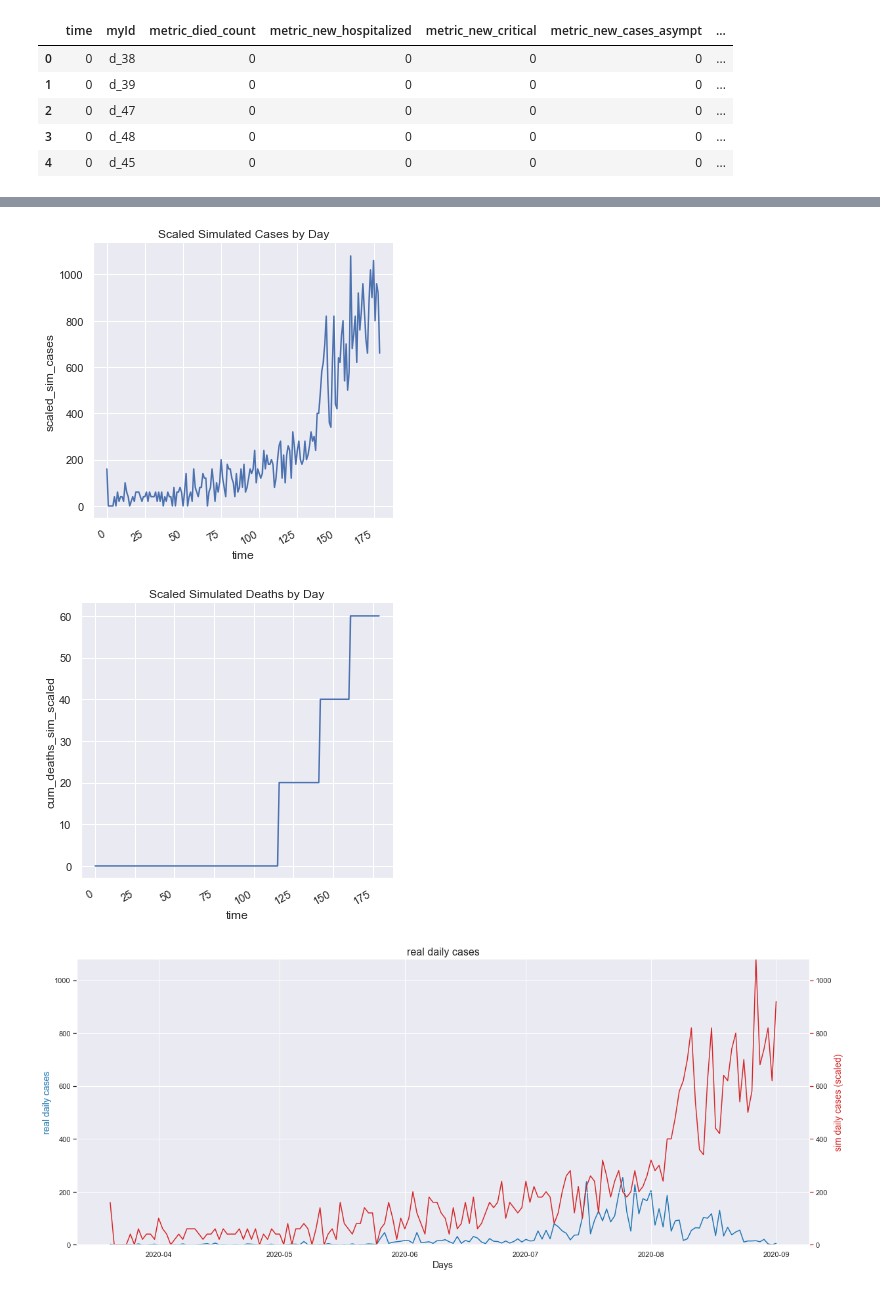
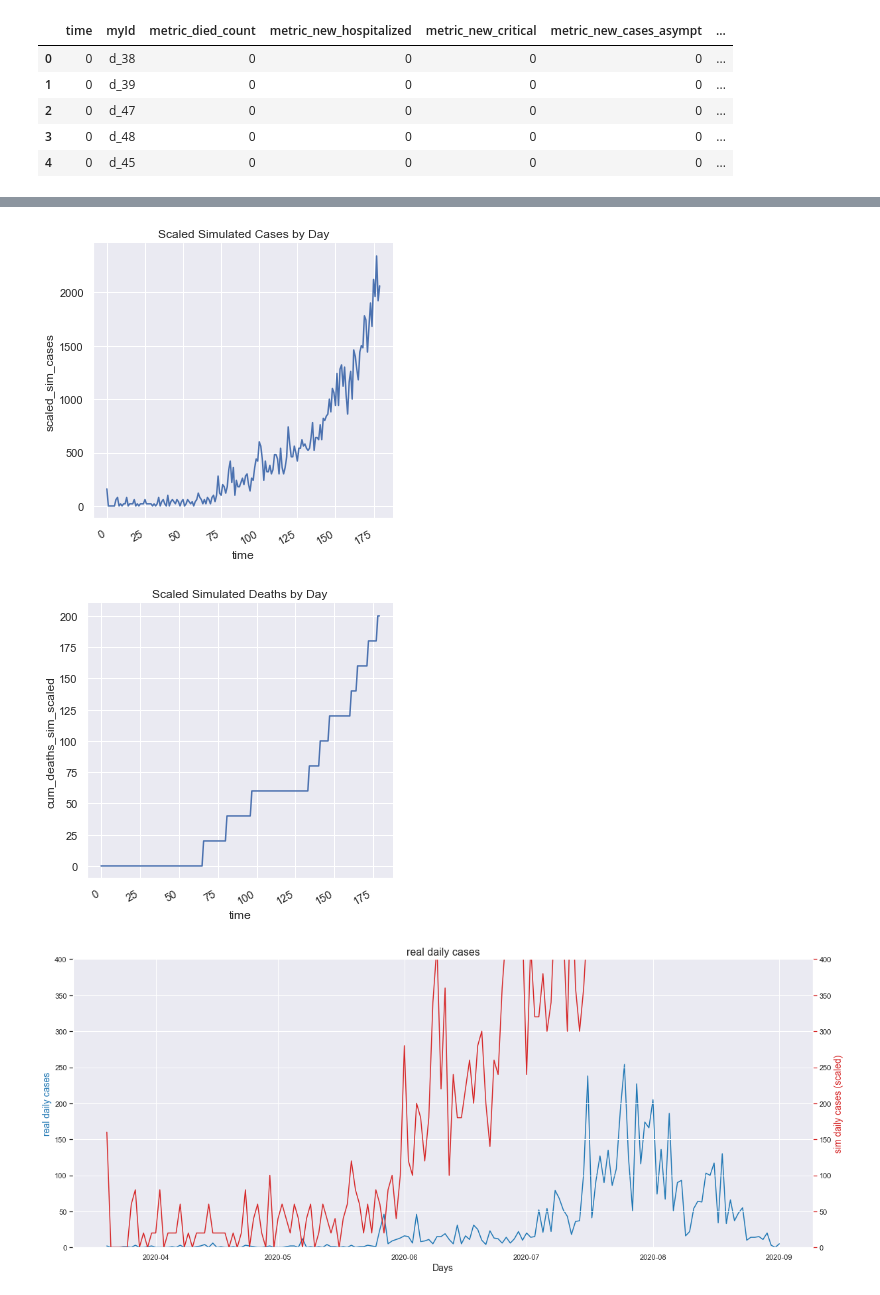
Before and after one commit to dime-worldbank/Disease-Modelling-SSA, a Jupyter notebook: notebooks/Comparisons_sa_v2.ipynb, the cells around one changed output, grey strips where cells are left out. Saved outputs shown, nothing was run; the diff lists cells and outputs as text; code cells hidden in the pictures.

```diff
--- a/notebooks/Comparisons_sa_v2.ipynb
+++ b/notebooks/Comparisons_sa_v2.ipynb
@@ -25,7 +25,7 @@ from os.path import isfile, join
 path = "/Users\wb488473\OneDrive - WBG\Documents\GitHub\Disease-Modelling-SSA\data\output/"
 path_raw = "/Users\wb488473\OneDrive - WBG\Documents\GitHub\Disease-Modelling-SSA\data\output/raw/"
 path_raw_input = "/Users\wb488473\OneDrive - WBG\Documents\GitHub\Disease-Modelling-SSA\data\raw/"
-path_output = "/Users\wb488473\OneDrive - WBG\Documents\GitHub\Disease-Modelling-SSA\data\output/"
+path_output = "/Users\wb488473\OneDrive - WBG\Documents\GitHub\Disease-Modelling-SSA\data\output/direct_output/"
 # %% [markdown]
 COMPARE TO [this](https://ourworldindata.org/covid-deaths)
 # %% [markdown]
@@ -52,7 +52,7 @@ Please note that it is TAB DELIMITED - if your data is not, then you will need t
 
 
 # read and clean the data
-results_filename = (path+'exportMe9927_03_180_v2.txt')
+results_filename = (path_output+'exportMe9927_03_180_swdata_server_v2.txt')
 r_data = pd.read_csv(results_filename, sep='\t')
 r_data['districtId'] = [int(str(x).split('_')[1]) for x in r_data["myId"]] # she is renaming districtid myId
 r_data.head()
@@ -270,40 +264,40 @@ real_plus_sim.describe()
 # %%
 g = sns.relplot(x="time", y="scaled_sim_cases", kind="line", data=real_plus_sim).set(title="Scaled Simulated Cases by Day")
 g.fig.autofmt_xdate()
-g.savefig("../data/output/plots/sim_scaled_cases_9927_03_180_v2.png")
+g.savefig("../data/output/plots/sim_scaled_cases_03_180_swdata_server_v2.png")
 # %% [output]
-[figure, old version]
+[figure, new version]
 # %%
 g = sns.relplot(x="time", y="cum_deaths_sim_scaled", kind="line", data=real_plus_sim).set(title="Scaled Simulated Deaths by Day")
 g.fig.autofmt_xdate()
-g.savefig("../data/output/plots/sim_scaled_deaths_9927_03_180_v2.png")
+g.savefig("../data/output/plots/sim_scaled_deaths_03_180_swdata_server_v2.png")
 # %% [output]
-[figure, old version]
+[figure, new version]
 # %%
 
 fig, ax1 = plt.subplots(figsize=(20,8))
 color = 'tab:blue'
 #real data creation
 ax1.set_title('real daily cases', fontsize=16)
 ax1.set_xlabel('Days', fontsize= 14)
 ax1.set_ylabel('real daily cases', fontsize=14, color= color)
 ax1= sns.lineplot(x='date', y='cases_by_day', data=real_plus_sim, ci=None, color=color, legend='auto')
 ax1.tick_params(axis='y')
-ax1.set_ylim([0,1080])
+ax1.set_ylim([0,400])
 
 #specify we want to share the same x axis
 ax2 = ax1.twinx()
 
 color = 'tab:red'
 #line plot creation for sim data
 ax2.set_ylabel('sim daily cases (scaled)', fontsize=14, color=color)
 ax2 = sns.lineplot(x='date', y='scaled_sim_cases', data=real_plus_sim, ci=None, sort=False, color=color)
 ax2.tick_params(axis='y', color=color)
-ax2.set_ylim([0,1080])
+ax2.set_ylim([0,400])
 #show plot
-fig.savefig("../data/output/plots/sim_scaled_plus_real_cases_9927_03_180_v2.png")
+fig.savefig("../data/output/plots/sim_scaled_plus_real_cases_03_180_swdata_server_v2.png")
 # %% [output]
-[figure, old version]
+[figure, new version]
 # %%
 # Same type of plot for cumulative deaths in sim versus reality
 
```
Also changed, not shown: parts of 6 cells of this notebook, 30 other files.
